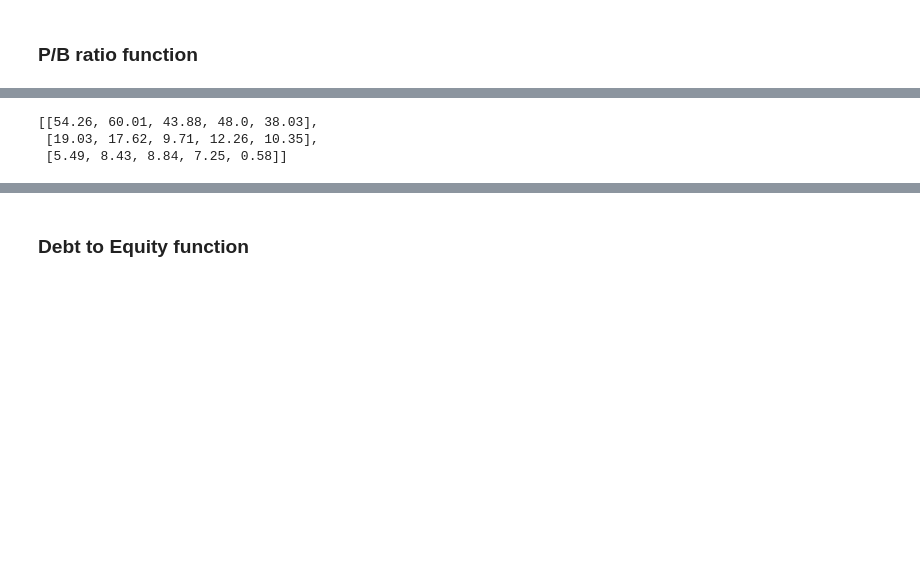
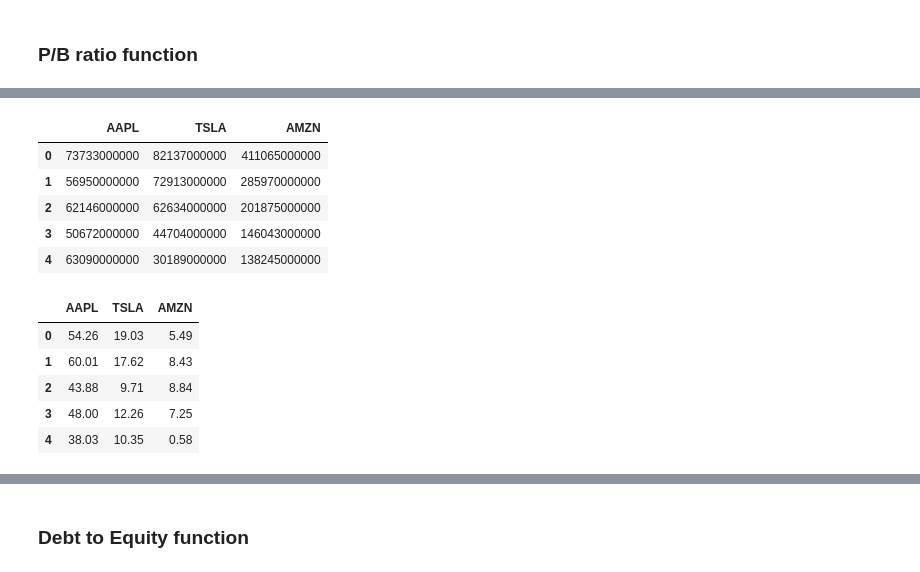
Before and after one commit to JustinWoo20/stock-backtesting, a Jupyter notebook: notebooks/functions.ipynb, the cells around one changed output, grey strips where cells are left out. Saved outputs shown, nothing was run; the diff lists cells and outputs as text; code cells hidden in the pictures; blank space fills up the shorter version.

Commit message:
Obtain z-score inputs

```diff
--- a/notebooks/functions.ipynb
+++ b/notebooks/functions.ipynb
@@ -86,2 +168,17 @@ test_stocks = ['AAPL', 'TSLA', 'AMZN']
 # %% [markdown]
 ### P/B ratio function
+# %%
+def get_shareholder_equity(ticker, balance):
+    shareholder_equity = []
+    for year in balance:
+        equity = year['totalStockholdersEquity']
+        shareholder_equity.append(equity)
+
+    return shareholder_equity
+# %%
+s_equity_list = []
+for stock in test_stocks:
+    balance_sheet = get_balance_sheet(ticker=stock, key=fmg_api_key)
+    equity = get_shareholder_equity(ticker=stock, balance=balance_sheet)
+    s_equity_list.append(equity)
+s_equity_list
@@ -87,0 +189,3 @@ test_stocks = ['AAPL', 'TSLA', 'AMZN']
+# %%
+s_equity_dict = dict(zip(test_stocks, s_equity_list))
+s_equity_dict
@@ -88,40 +200,23 @@ test_stocks = ['AAPL', 'TSLA', 'AMZN']
+# %%
+df_shareholders_equity = pd.DataFrame.from_dict(s_equity_dict)
+df_shareholders_equity
+# %% [output]
+|  | AAPL | TSLA | AMZN |
+| 0 | 73733000000 | 82137000000 | 411065000000 |
+| 1 | 56950000000 | 72913000000 | 285970000000 |
+| 2 | 62146000000 | 62634000000 | 201875000000 |
+| 3 | 50672000000 | 44704000000 | 146043000000 |
+| 4 | 63090000000 | 30189000000 | 138245000000 |
 # %%
-pb_ratios_list = []
-def calc_pb_ratio(ticker, balance):
-    # Call api to obtain company balance sheet
-    result = []
-    for year in balance:
-        # Find filing date
-        file_date = year['filingDate']
+def calc_pb_ratio(market_cap, equity):
+    return round(market_cap / equity, 2)
 
-        # Find price on filing date
-        price_history = yfinance_historic_price(ticker=ticker)
-        filing_date_stock_price = price_history[price_history['Date'] == file_date]
-
-        # Convert file date to datetime for next step
-        file_date = pd.to_datetime(file_date)
-        # Find closest date on shares df
-        shares_history = yfinance_get_shares(ticker=ticker)
-        shares_history['Date'] = pd.to_datetime(shares_history['Date'])
-        closest_date = (shares_history['Date'] - file_date).abs().idxmin()
-        closest_row = shares_history.loc[closest_date]
-        # Calculate Market Cap
-        market_cap = closest_row['Shares'] * filing_date_stock_price['Close'].iloc[0]
-        market_cap = float(market_cap)
-
-        # Calculate pb ratio
-        pb_ratio = round(market_cap / year['totalStockholdersEquity'], 2)
-        result.append(pb_ratio)
-
-    return result
-
-for stock in test_stocks:
-    balance_sheet = get_balance_sheet(ticker=stock, key=fmg_api_key)
-    pb_ratio = calc_pb_ratio(ticker=stock, balance=balance_sheet)
-    pb_ratios_list.append(pb_ratio)
-
-pb_ratios_list
+df_pb_ratio = calc_pb_ratio(market_cap=df_market_cap, equity=df_shareholders_equity)
+df_pb_ratio
 # %% [output]
-[[54.26, 60.01, 43.88, 48.0, 38.03],
- [19.03, 17.62, 9.71, 12.26, 10.35],
- [5.49, 8.43, 8.84, 7.25, 0.58]]
+|  | AAPL | TSLA | AMZN |
+| 0 | 54.26 | 19.03 | 5.49 |
+| 1 | 60.01 | 17.62 | 8.43 |
+| 2 | 43.88 | 9.71 | 8.84 |
+| 3 | 48.00 | 12.26 | 7.25 |
+| 4 | 38.03 | 10.35 | 0.58 |
```
Also changed, not shown: parts of 33 cells of this notebook.
